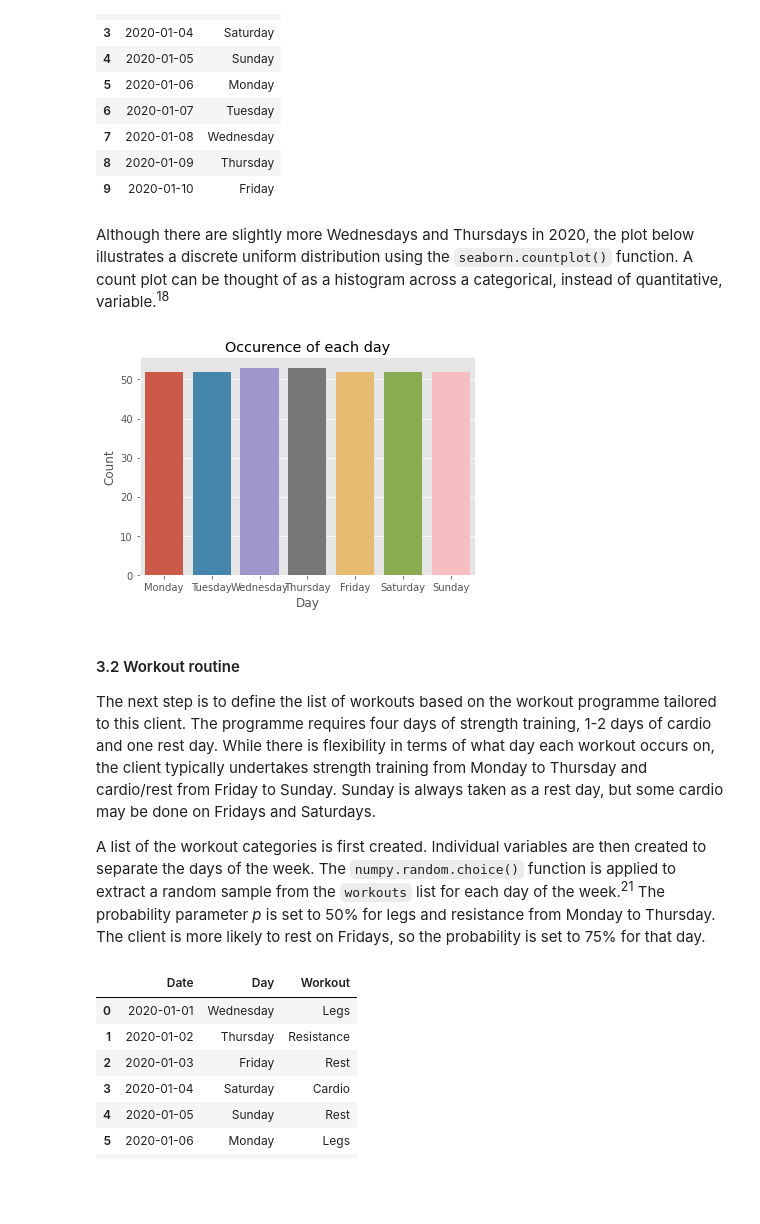
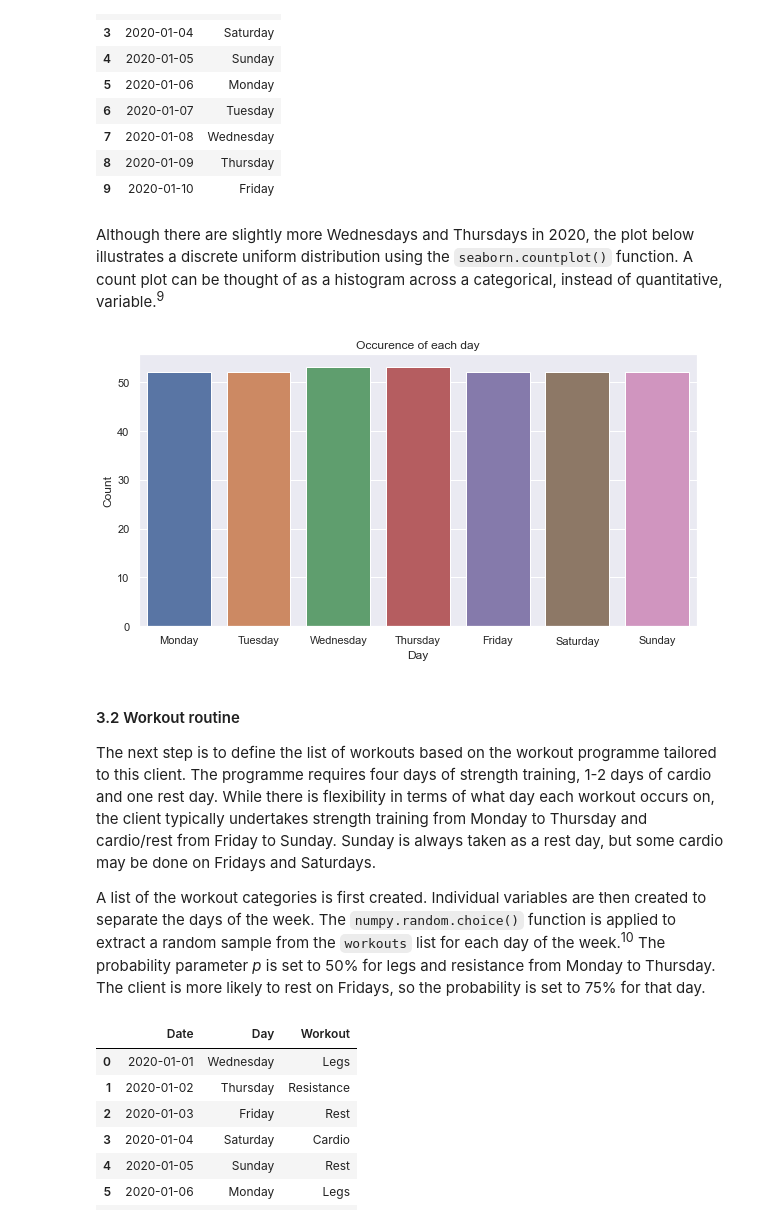
Before and after one commit to GaryLocke91/52465_programming_project, a Jupyter notebook: 52465_programming_project.ipynb, the cells around one changed output. Drawn from its saved outputs; the diff is of its cells as text; code cells hidden in the pictures; blank space fills up the shorter version.

Commit message:
Organised references, added to analysis, inserted image.

````diff
--- a/52465_programming_project.ipynb
+++ b/52465_programming_project.ipynb
@@ -103,22 +103,25 @@ df.head(n=10)
 | 8 | 2020-01-09 | Thursday |
 | 9 | 2020-01-10 | Friday |
 # %% [markdown]
-Although there are slightly more Wednesdays and Thursdays in 2020, the plot below illustrates a discrete uniform distribution using the ```seaborn.countplot()``` function. A count plot can be thought of as a histogram across a categorical, instead of quantitative, variable.<SUP>18</SUP>
+Although there are slightly more Wednesdays and Thursdays in 2020, the plot below illustrates a discrete uniform distribution using the ```seaborn.countplot()``` function. A count plot can be thought of as a histogram across a categorical, instead of quantitative, variable.<SUP>9</SUP>
 # %%
+# Set the size of the plot
+sns.set(rc={'figure.figsize':(10,5)})
+
 # Plot the occurence of each day
 sns.countplot(df.Day, order=["Monday", "Tuesday", "Wednesday", "Thursday", "Friday", "Saturday", "Sunday"])
 
 # Add plot title and axes labels
-plt.xlabel("Day"), plt.ylabel("Count"), plt.title("Occurence of each day"),
+plt.xlabel("Day"), plt.ylabel("Count"), plt.title("Occurence of each day")
 plt.show()
 # %% [output]
-[figure, old version]
+[figure, new version]
 # %% [markdown]
 #### 3.2 Workout routine
 
 The next step is to define the list of workouts based on the workout programme tailored to this client. The programme requires four days of strength training, 1-2 days of cardio and one rest day. While there is flexibility in terms of what day each workout occurs on, the client typically undertakes strength training from Monday to Thursday and cardio/rest from Friday to Sunday. Sunday is always taken as a rest day, but some cardio may be done on Fridays and Saturdays.
 
-A list of the workout categories is first created. Individual variables are then created to separate the days of the week. The ```numpy.random.choice()``` function is applied to extract a random sample from the ```workouts``` list for each day of the week.<SUP>21</SUP> The probability parameter *p* is set to 50% for legs and resistance from Monday to Thursday. The client is more likely to rest on Fridays, so the probability is set to 75% for that day.
+A list of the workout categories is first created. Individual variables are then created to separate the days of the week. The ```numpy.random.choice()``` function is applied to extract a random sample from the ```workouts``` list for each day of the week.<SUP>10</SUP> The probability parameter *p* is set to 50% for legs and resistance from Monday to Thursday. The client is more likely to rest on Fridays, so the probability is set to 75% for that day.
 # %%
 # Set the seed to reproduce the results
 np.random.seed(5)
````
Also changed, not shown: parts of 37 cells of this notebook, 2 other files.
